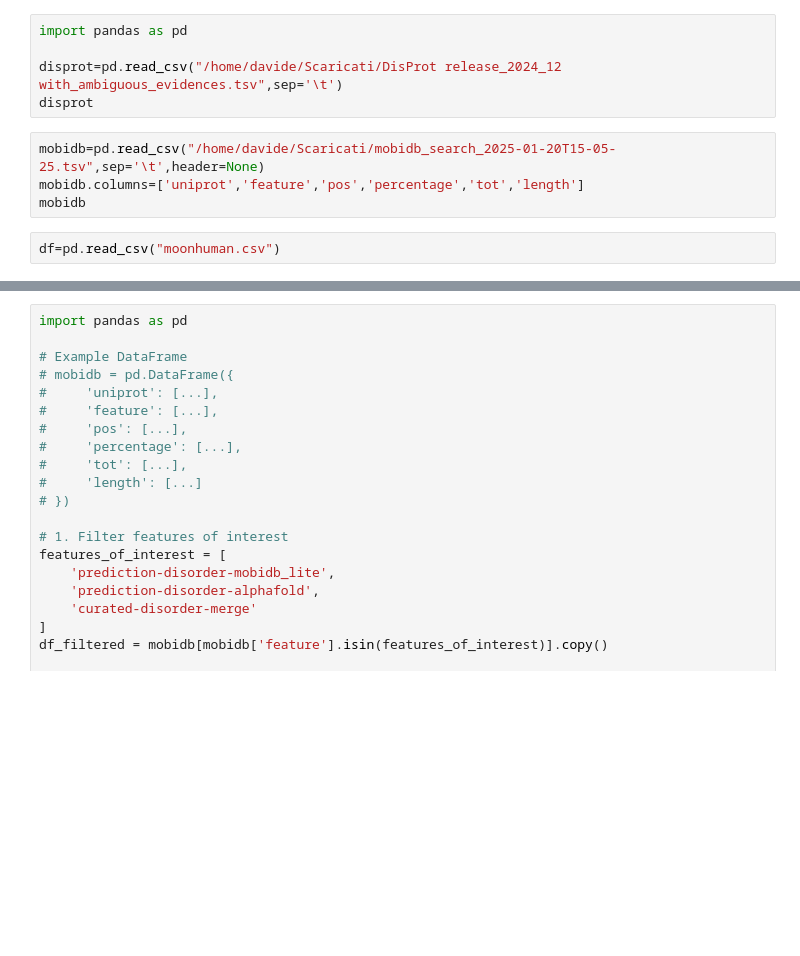
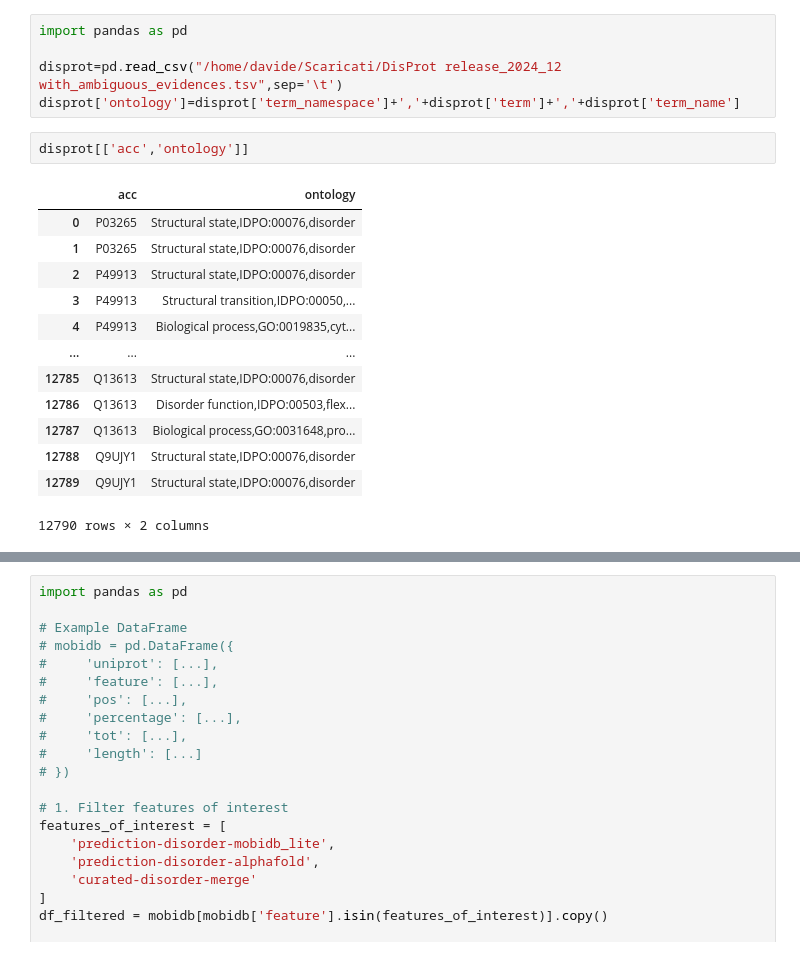
Before and after one commit to MoonDavid/moon, a Jupyter notebook: idp.ipynb, the cells around one changed output, grey strips where cells are left out. Cells and saved outputs as stored; diff of their text form; blank space fills up the shorter version.

Commit message:
protein disorder

```diff
--- a/idp.ipynb
+++ b/idp.ipynb
@@ -1,11 +1,21 @@
-# %%
-import pandas as pd
-
-disprot=pd.read_csv("/home/davide/Scaricati/DisProt release_2024_12 with_ambiguous_evidences.tsv",sep='\t')
-disprot
-# %%
-mobidb=pd.read_csv("/home/davide/Scaricati/mobidb_search_2025-01-20T15-05-25.tsv",sep='\t',header=None)
-mobidb.columns=['uniprot','feature','pos','percentage','tot','length']
-mobidb
-# %%
-df=pd.read_csv("moonhuman.csv")
+# %%
+import pandas as pd
+
+disprot=pd.read_csv("/home/davide/Scaricati/DisProt release_2024_12 with_ambiguous_evidences.tsv",sep='\t')
+disprot['ontology']=disprot['term_namespace']+','+disprot['term']+','+disprot['term_name']
+# %%
+disprot[['acc','ontology']]
+# %% [output]
+|  | acc | ontology |
+| 0 | P03265 | Structural state,IDPO:00076,disorder |
+| 1 | P03265 | Structural state,IDPO:00076,disorder |
+| 2 | P49913 | Structural state,IDPO:00076,disorder |
+| 3 | P49913 | Structural transition,IDPO:00050,... |
+| 4 | P49913 | Biological process,GO:0019835,cyt... |
+| ... | ... | ... |
+| 12785 | Q13613 | Structural state,IDPO:00076,disorder |
+| 12786 | Q13613 | Disorder function,IDPO:00503,flex... |
+| 12787 | Q13613 | Biological process,GO:0031648,pro... |
+| 12788 | Q9UJY1 | Structural state,IDPO:00076,disorder |
+| 12789 | Q9UJY1 | Structural state,IDPO:00076,disorder |
+12790 rows × 2 columns
```
Also changed, not shown: parts of 4 cells of this notebook, 2 other files.
